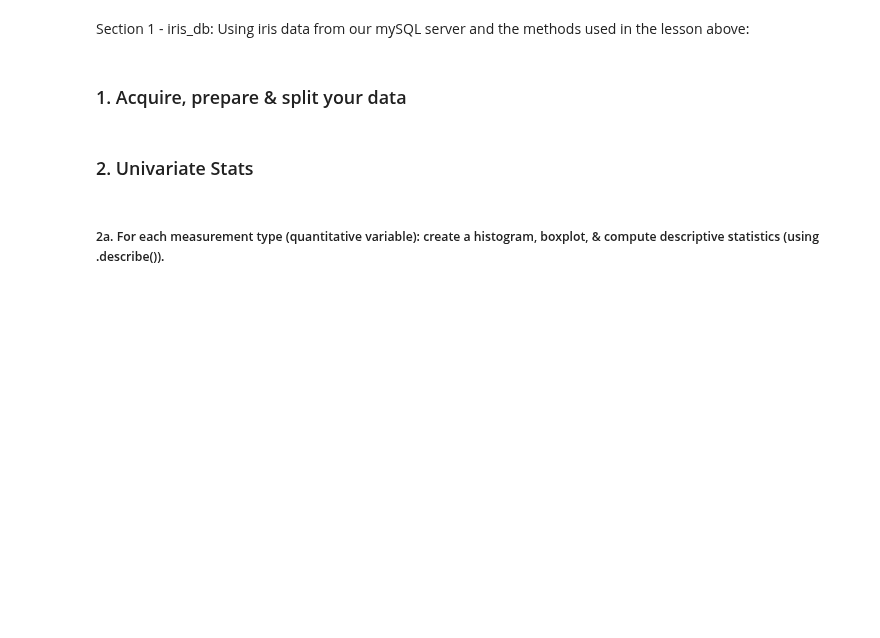
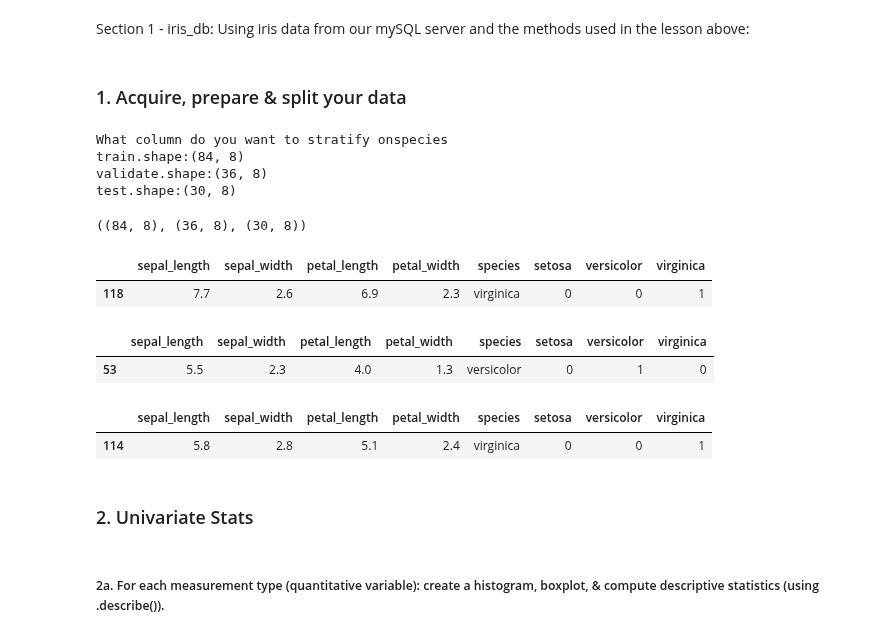
Before and after one commit to Jared-Wood135/classification-exercises, a Jupyter notebook: classification_exercises.ipynb, the cells around one changed output. Cells and saved outputs as stored; diff of their text form; code cells hidden in the pictures; blank space fills up the shorter version.

```diff
--- a/classification_exercises.ipynb
+++ b/classification_exercises.ipynb
@@ -723,3 +728,34 @@ Section 1 - iris_db: Using iris data from our mySQL server and the methods used
+# %%
+# Split the iris dataframe
+iris_training, iris_validate, iris_test = prepare.prep_split(iris)
+# %% [output]
+What column do you want to stratify onspecies
+train.shape:(84, 8)
+validate.shape:(36, 8)
+test.shape:(30, 8)
+# %%
+# Verify each dataframe shape
+iris_training.shape, iris_validate.shape, iris_test.shape
+# %% [output]
+((84, 8), (36, 8), (30, 8))
+# %%
+# Get a sample of training
+iris_training.sample()
+# %% [output]
+|  | sepal_length | sepal_width | petal_length | petal_width | species | setosa | versicolor | virginica |
+| 118 | 7.7 | 2.6 | 6.9 | 2.3 | virginica | 0 | 0 | 1 |
+# %%
+# Get a sample of validate
+iris_validate.sample()
+# %% [output]
+|  | sepal_length | sepal_width | petal_length | petal_width | species | setosa | versicolor | virginica |
+| 53 | 5.5 | 2.3 | 4.0 | 1.3 | versicolor | 0 | 1 | 0 |
+# %%
+# Get a sample of test
+iris_test.sample()
+# %% [output]
+|  | sepal_length | sepal_width | petal_length | petal_width | species | setosa | versicolor | virginica |
+| 114 | 5.8 | 2.8 | 5.1 | 2.4 | virginica | 0 | 0 | 1 |
 # %% [markdown]
 ### 2. Univariate Stats
 # %% [markdown]
```
Also changed, not shown: parts of 25 cells of this notebook, 1 other file.
